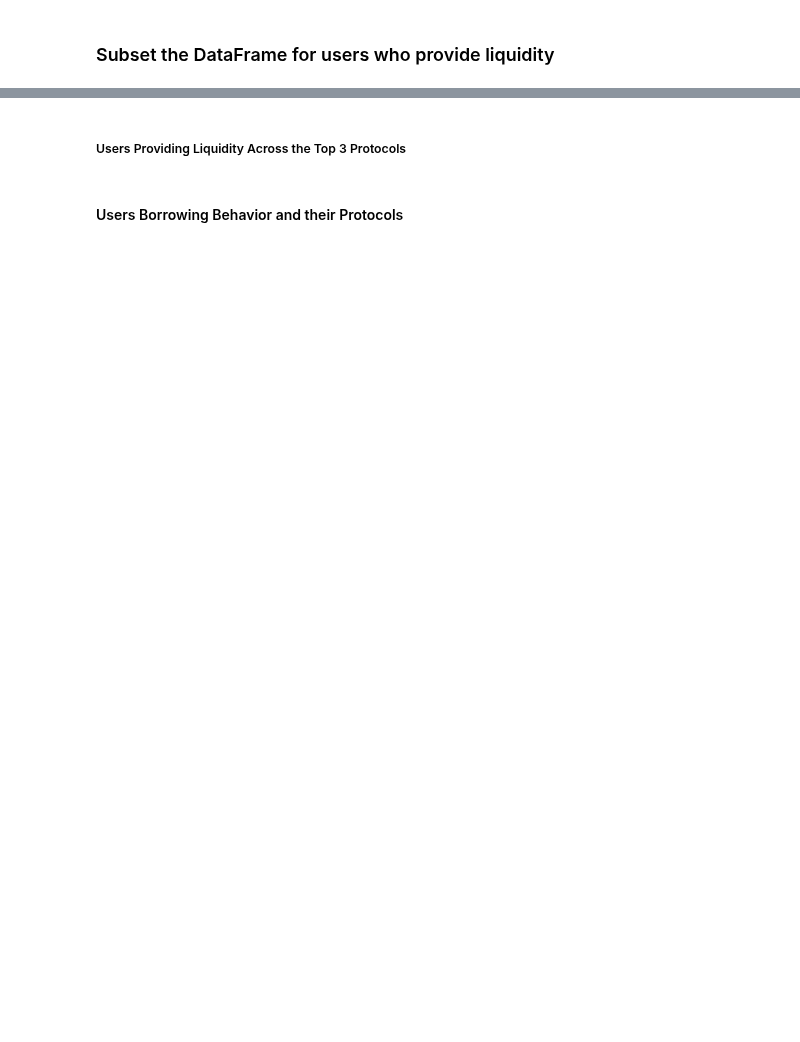
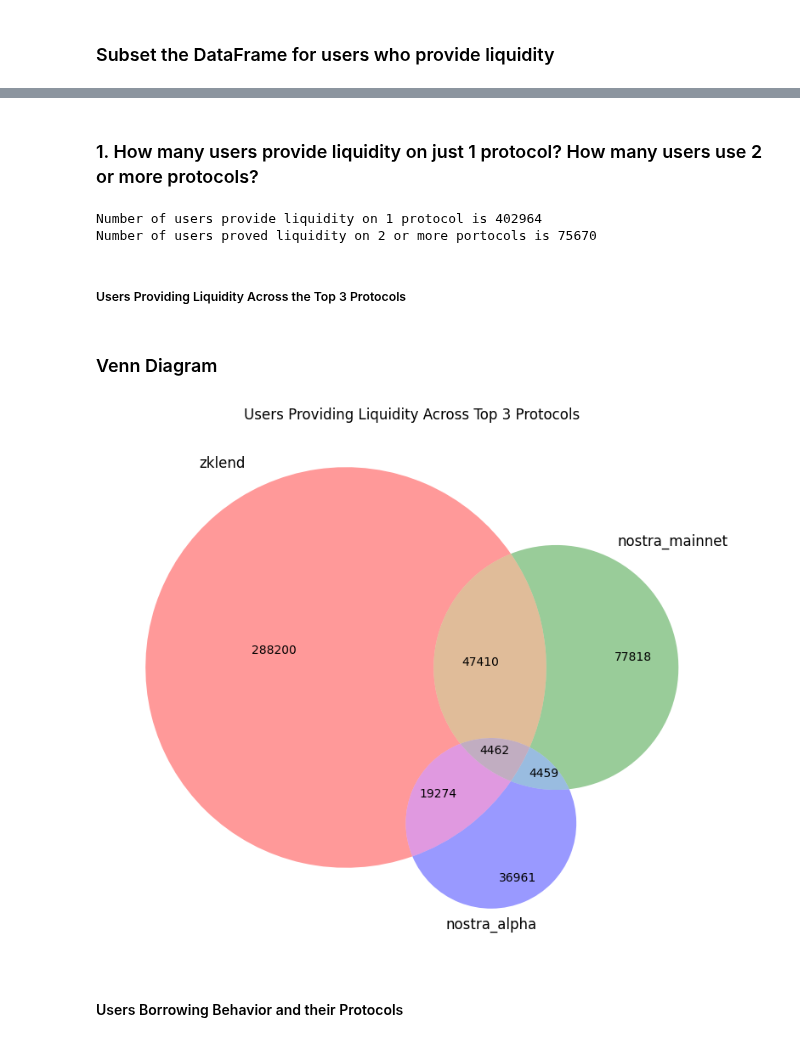
Before and after one commit to CarmineOptions/derisk-research, a Jupyter notebook: notebooks/Analyze_user_behavior_across_different_lending_protocols.ipynb, the cells around one changed output, grey strips where cells are left out. Saved outputs shown, nothing was run; the diff lists cells and outputs as text; code cells hidden in the pictures; blank space fills up the shorter version.

Commit message:
modified & completed notebooks/Analyze_user_behavior_across_different_lending_protocols.ipynb

```diff
--- a/notebooks/Analyze_user_behavior_across_different_lending_protocols.ipynb
+++ b/notebooks/Analyze_user_behavior_across_different_lending_protocols.ipynb
@@ -83,4 +90,5 @@ df_loans.head()
 #### Users Providing Liquidity and their Protocols
 # %%
 # the distribution of protocols among users
-df_loans['Protocol'].value_counts()
+top_protocols = df_loans['Protocol'].value_counts()
+top_protocols
@@ -112,3 +139,10 @@ protocol_count_df_liquidity = protocol_count_df_liquidity.sort_values(by='Number
+# %% [markdown]
+### 1. How many users provide liquidity on just 1 protocol? How many users use 2 or more protocols?
+# %%
+print(f"Number of users provide liquidity on 1 protocol is {protocol_count_df_liquidity.loc[0, 'Number of Users']}\nNumber of users proved liquidity on 2 or more portocols is {sum(protocol_count_df_liquidity.loc[1:, 'Number of Users'])}")
+# %% [output]
+Number of users provide liquidity on 1 protocol is 402964
+Number of users proved liquidity on 2 or more portocols is 75670
 # %% [markdown]
 ##### Users Providing Liquidity Across the Top 3 Protocols
 # %%
@@ -122,26 +156,30 @@ def get_unique_users(df, value_column):
     return protocol_users
 
 # Helper function to plot Venn diagram
-def plot_venn_diagram(user_sets, title):
+def plot_venn_diagram(user_sets, title, labels):
     plt.figure(figsize=(10, 8))
     venn3(subsets=(user_sets[0], user_sets[1], user_sets[2]),
-          set_labels=('zklend', 'nostra_mainnet', 'nostra_alpha'))
+          set_labels=labels)
     plt.title(title)
     plt.show()
+# %% [markdown]
+### Venn Diagram
 # %%
 # Get unique users providing liquidity
 liquidity_df = df_loans[df_loans['Collateral (USD)'] > 0]
 liquidity_protocol_users = get_unique_users(liquidity_df, 'Collateral (USD)')
 
 
 # Prepare sets for Venn diagrams (top 3 protocols by user count)
-top_protocols = ['zklend', 'nostra_mainnet', 'nostra_alpha']
-liquidity_user_sets = [liquidity_protocol_users[protocol] for protocol in top_protocols]
+top_3_protocols = top_protocols.keys()[:3].tolist()
+liquidity_user_sets = [liquidity_protocol_users[protocol] for protocol in top_3_protocols]
 
 
 # Plot Venn diagrams
-plot_venn_diagram(liquidity_user_sets, 'Users Providing Liquidity Across Top 3 Protocols')
+plot_venn_diagram(liquidity_user_sets, 'Users Providing Liquidity Across Top 3 Protocols', top_3_protocols)
 # plot_venn_diagram(debt_user_sets, 'Users Borrowing Across Top 3 Protocols')
+# %% [output]
+[figure, added]
 # %% [markdown]
 #### Users Borrowing Behavior and their Protocols
 # %%
```
Also changed, not shown: parts of 14 cells of this notebook.
